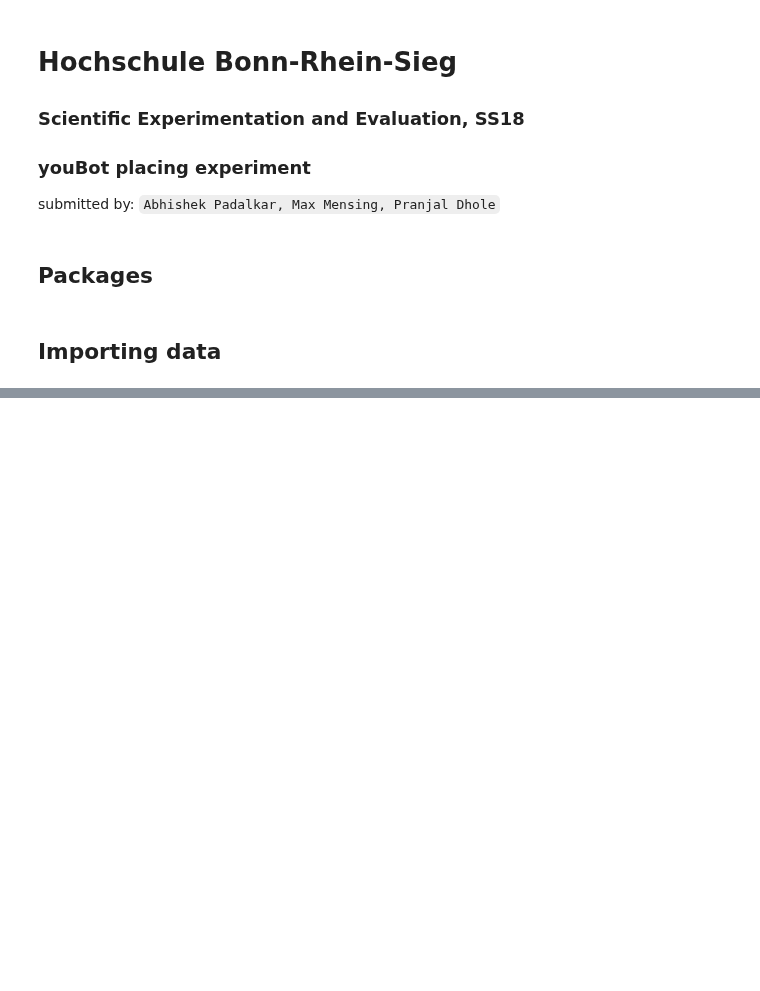
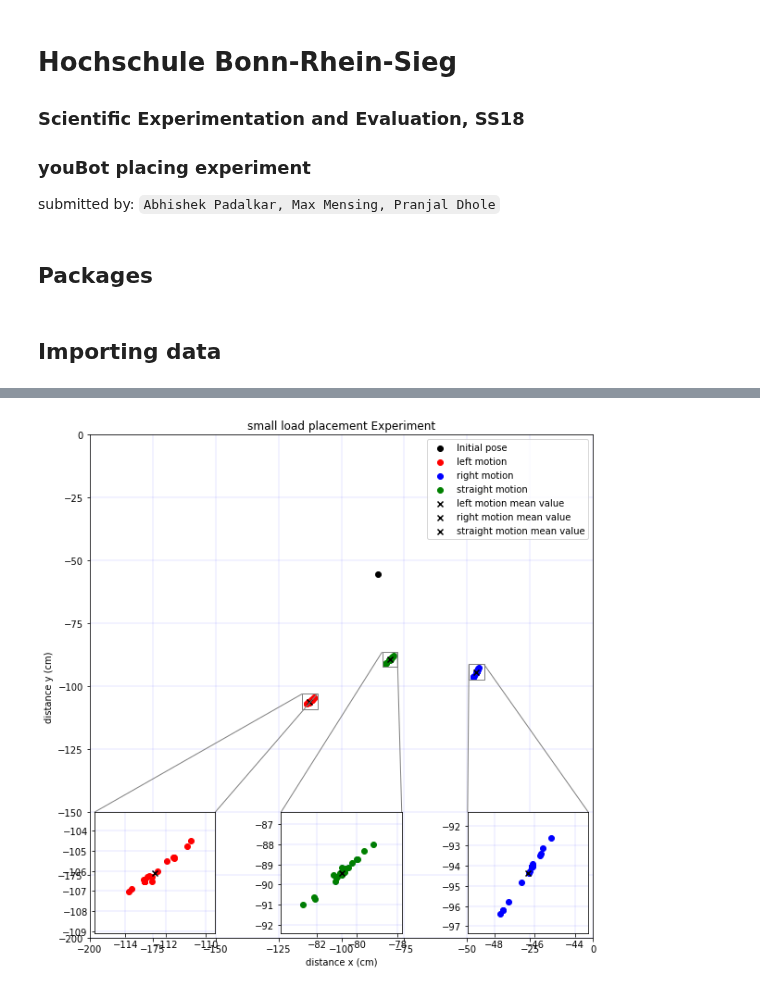
Before and after one commit to pranjaldhole/SEE, a Jupyter notebook: youbot/SEEHomework_AbhishekPadalkar_MaxMensing_PranjalDhole_youbot.ipynb, the cells around one changed output, grey strips where cells are left out. Drawn from its saved outputs; the diff is of its cells as text; code cells hidden in the pictures; blank space fills up the shorter version.

```diff
--- a/youbot/SEEHomework_AbhishekPadalkar_MaxMensing_PranjalDhole_youbot.ipynb
+++ b/youbot/SEEHomework_AbhishekPadalkar_MaxMensing_PranjalDhole_youbot.ipynb
@@ -60,0 +150,5 @@ array([[-109.2734, -101.337 ,   -2.0878],
+# %%
+plot_data(data['small_left'], data['small_right'], data['small_straight'],
+          initial_pose, load_type='small', save_fig=True)
+# %% [output]
+[figure, added]
```
Also changed, not shown: parts of 15 cells of this notebook, 12 other files.
